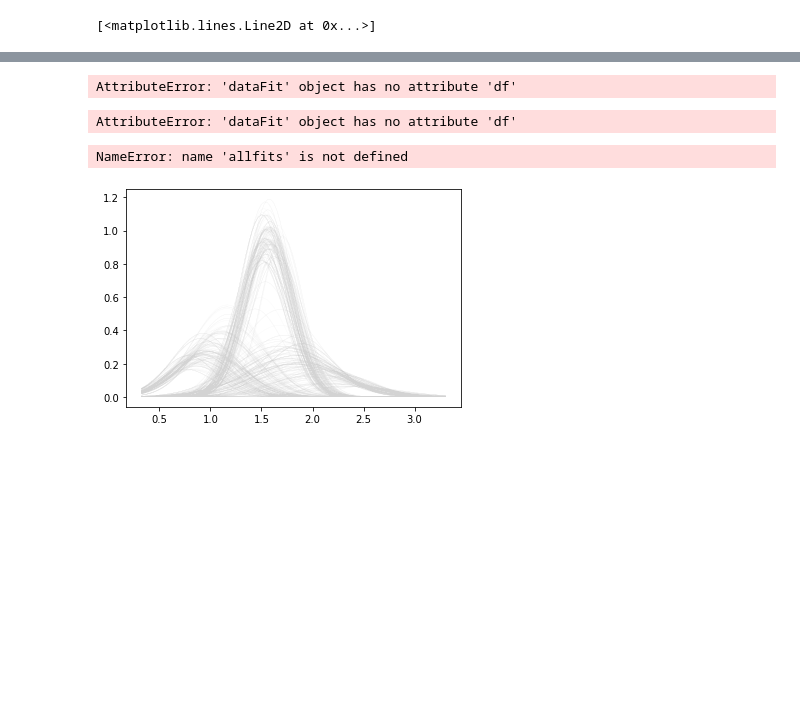
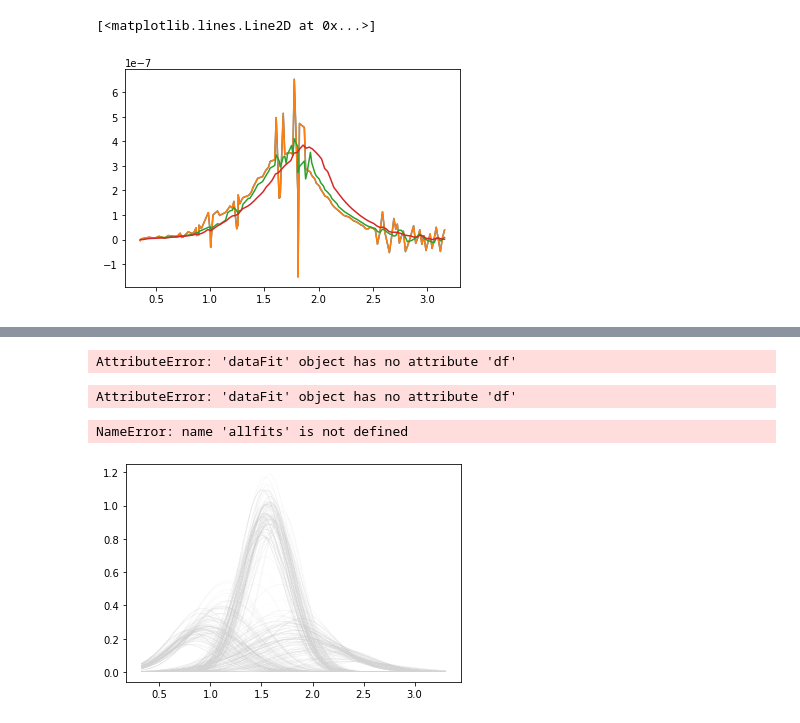
Before and after one commit to botaoxiongyong/pyIRM, a Jupyter notebook: pyIRM/pyIRM.ipynb, the cells around one changed output, grey strips where cells are left out. Cells and saved outputs as stored; diff of their text form; code cells hidden in the pictures; blank space fills up the shorter version.

```diff
--- a/pyIRM/pyIRM.ipynb
+++ b/pyIRM/pyIRM.ipynb
@@ -90,10 +91,12 @@ fitResult.fitDf
 # %%
 plt.plot(fitResult.rawDf['field_log'],np.gradient(fitResult.rawDf['remanance']))
 plt.plot(fitResult.rawDf['field_log'],fitResult.rawDf['rem_gradient'])
 plt.plot(fitResult.rawDf['field_log'],np.gradient(fitResult.rawDf['remanance'].rolling(5).mean()))
 
-y_gradient = np.interp(fitResult.rawDf['field_log'],np.log10(fitResult.rawDf['field']),np.gradient(fitResult.rawDf['remanance'].rolling(5).mean()))
+#y_gradient = np.interp(fitResult.rawDf['field_log'],np.log10(fitResult.rawDf['field']),np.gradient(fitResult.rawDf['remanance'].rolling(5).mean()))
 
-plt.plot(fitResult.rawDf['field_log'],y_gradient)
+#plt.plot(fitResult.rawDf['field_log'],y_gradient)
+plt.plot(fitResult.fitDf['field'],fitResult.fitDf['remanance'])
 # %% [output]
 [<matplotlib.lines.Line2D at 0x...>]
+[figure, added]
```
Also changed, not shown: parts of 5 cells of this notebook, 2 other files.
